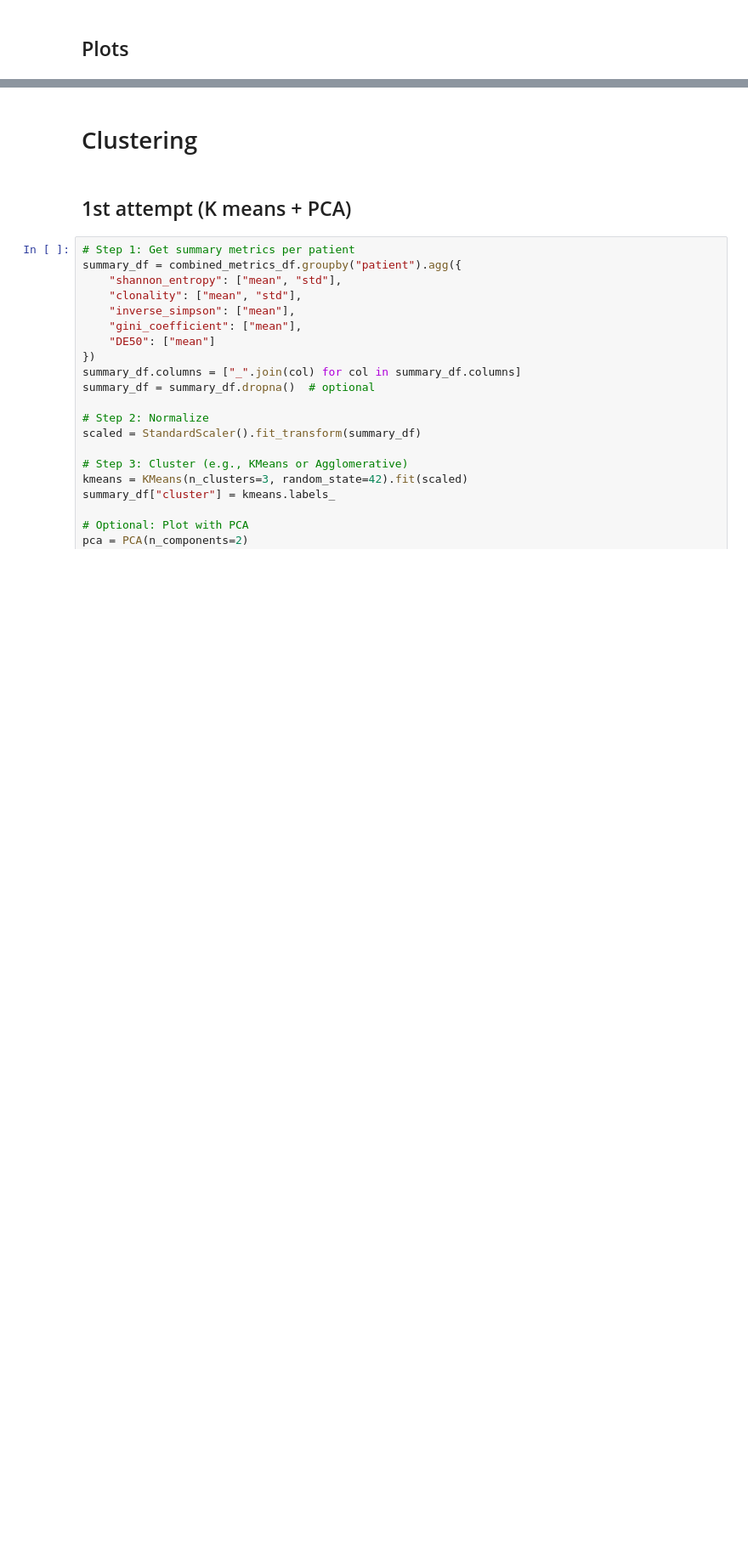
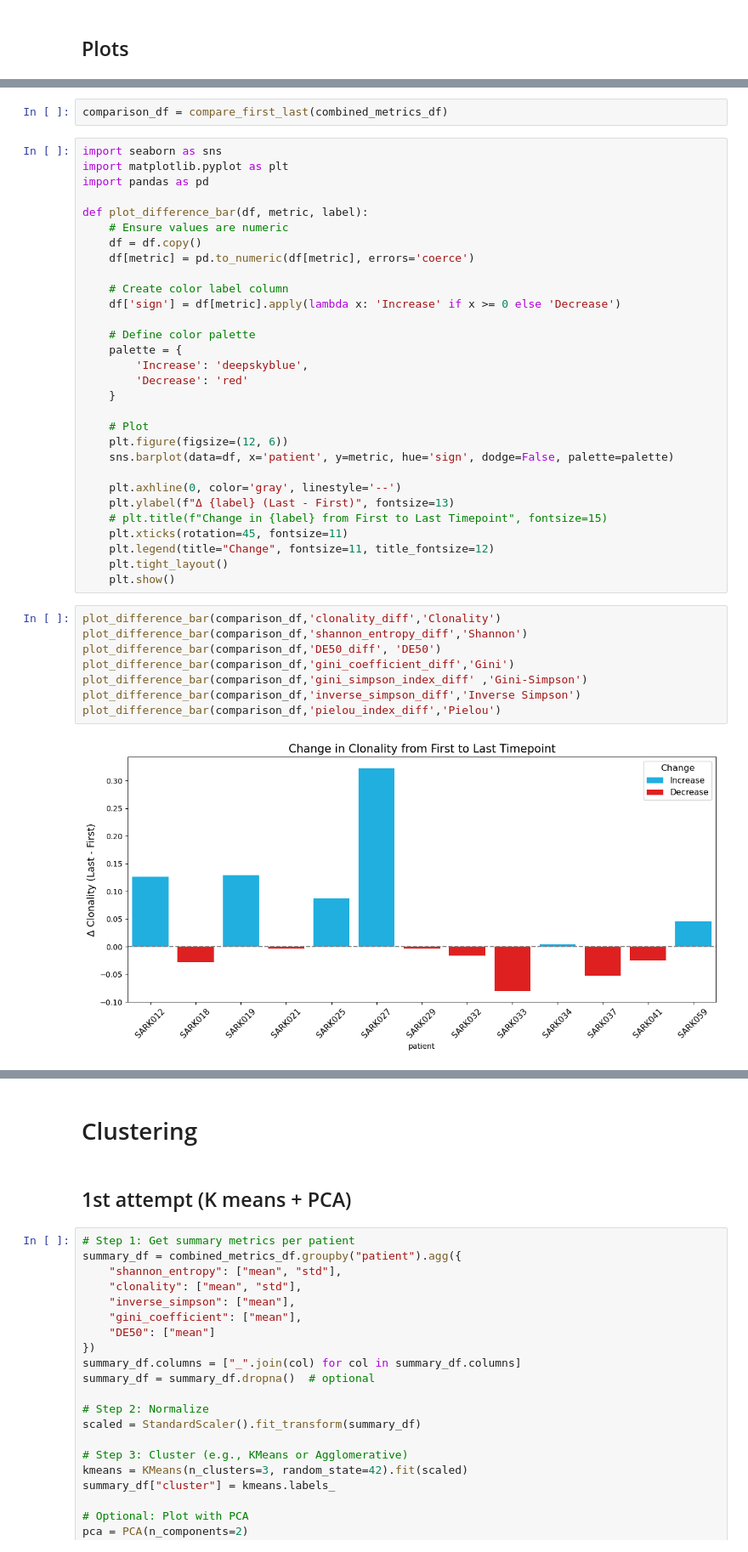
Before and after one commit to pablovadillo/Tensordecomposition, a Jupyter notebook: TCR_metrics.ipynb, the cells around one changed output, grey strips where cells are left out. Shown at 85% size. Drawn from its saved outputs; the diff is of its cells as text; blank space fills up the shorter version.

```diff
--- a/TCR_metrics.ipynb
+++ b/TCR_metrics.ipynb
@@ -310,0 +380,42 @@ Combined Metrics Across Patients:
+# %%
+comparison_df = compare_first_last(combined_metrics_df)
+# %%
+import seaborn as sns
+import matplotlib.pyplot as plt
+import pandas as pd
+
+def plot_difference_bar(df, metric, label):
+    # Ensure values are numeric
+    df = df.copy()
+    df[metric] = pd.to_numeric(df[metric], errors='coerce')
+
+    # Create color label column
+    df['sign'] = df[metric].apply(lambda x: 'Increase' if x >= 0 else 'Decrease')
+
+    # Define color palette
+    palette = {
+        'Increase': 'deepskyblue',
+        'Decrease': 'red'
+    }
+
+    # Plot
+    plt.figure(figsize=(12, 6))
+    sns.barplot(data=df, x='patient', y=metric, hue='sign', dodge=False, palette=palette)
+
+    plt.axhline(0, color='gray', linestyle='--')
+    plt.ylabel(f"Δ {label} (Last - First)", fontsize=13)
+    # plt.title(f"Change in {label} from First to Last Timepoint", fontsize=15)
+    plt.xticks(rotation=45, fontsize=11)
+    plt.legend(title="Change", fontsize=11, title_fontsize=12)
+    plt.tight_layout()
+    plt.show()
+# %%
+plot_difference_bar(comparison_df,'clonality_diff','Clonality')
+plot_difference_bar(comparison_df,'shannon_entropy_diff','Shannon')
+plot_difference_bar(comparison_df,'DE50_diff', 'DE50')
+plot_difference_bar(comparison_df,'gini_coefficient_diff','Gini')
+plot_difference_bar(comparison_df,'gini_simpson_index_diff' ,'Gini-Simpson')
+plot_difference_bar(comparison_df,'inverse_simpson_diff','Inverse Simpson')
+plot_difference_bar(comparison_df,'pielou_index_diff','Pielou')
+# %% [output]
+[figure, added]
```
Also changed, not shown: parts of 6 cells of this notebook.
